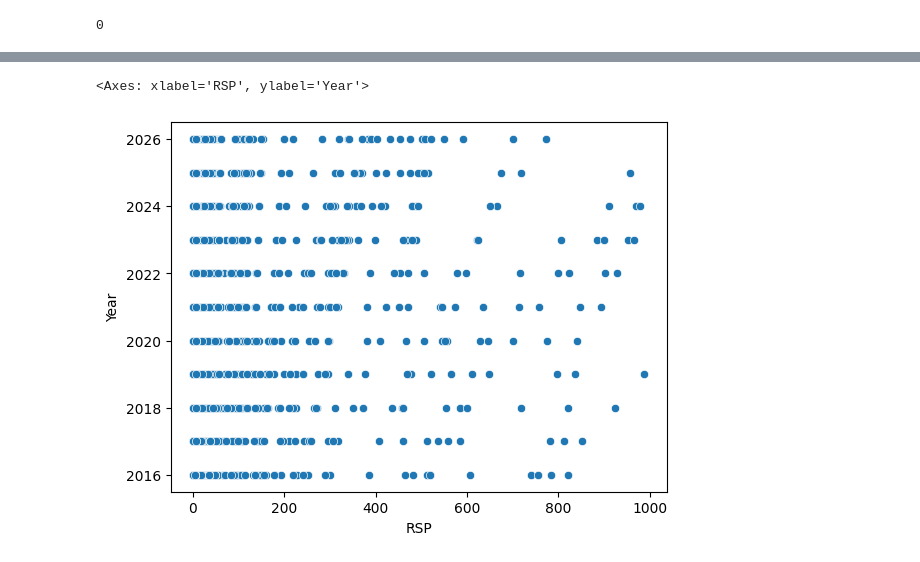
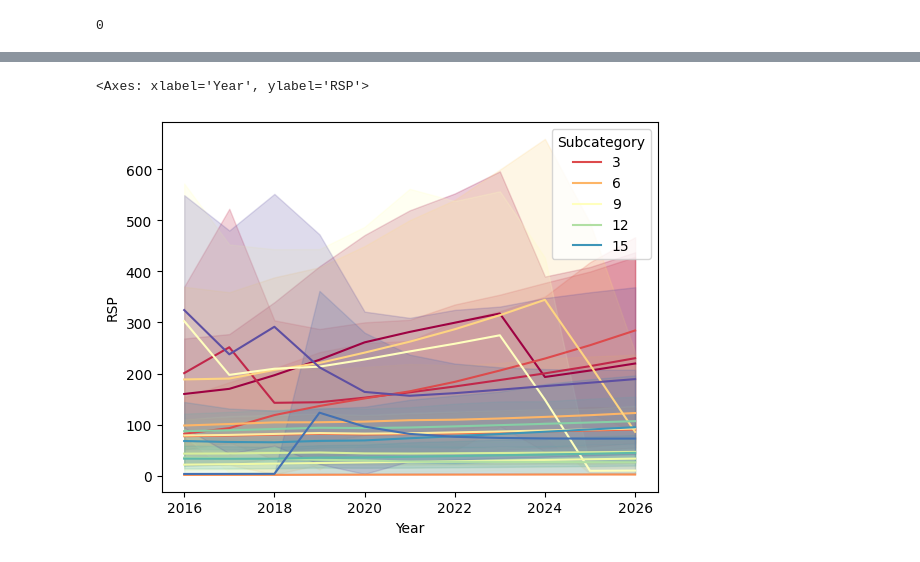
Before and after one commit to Mourad-Amj/Dragonyte_project_Team1, a Jupyter notebook: Dastans_notebook.ipynb, the cells around one changed output, grey strips where cells are left out. Saved outputs shown, nothing was run; the diff lists cells and outputs as text; code cells hidden in the pictures.

```diff
--- a/Dastans_notebook.ipynb
+++ b/Dastans_notebook.ipynb
@@ -211,7 +297,6 @@ print(len(constant_columns))
 # %%
 
-
-sns.scatterplot(data=df, x='RSP', y='Year')
+sns.lineplot(df, x = "Year", y = "RSP", hue = 'Subcategory',  palette="Spectral")
 # %% [output]
-<Axes: xlabel='RSP', ylabel='Year'>
+<Axes: xlabel='Year', ylabel='RSP'>
-[figure, old version]
+[figure, new version]
```
Also changed, not shown: parts of 15 cells of this notebook.
